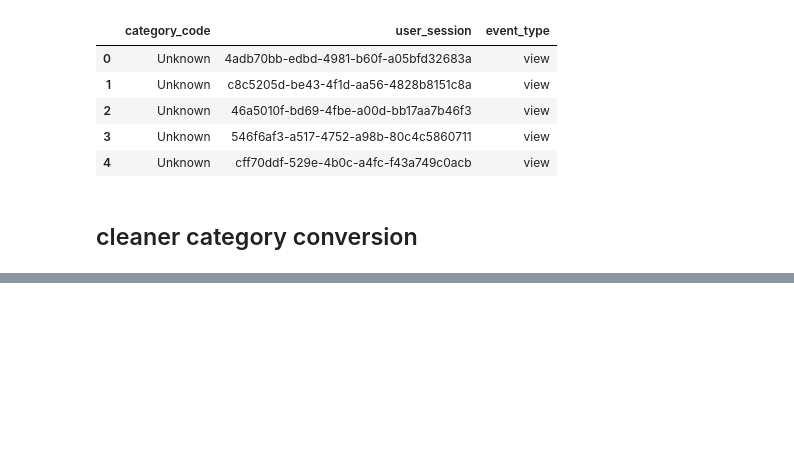
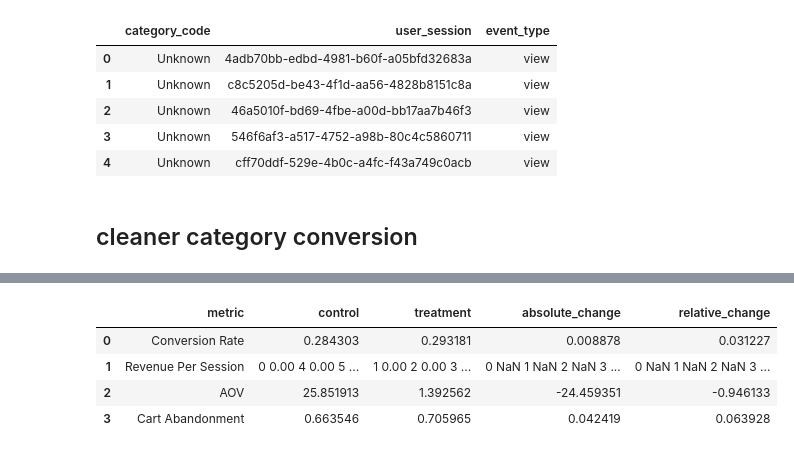
Before and after one commit to tamaxhh/End-to-End-Product-Funnel-A-B-Testing-Simulation-Engine, a Jupyter notebook: Notebooks/A.B_test_experimentation.ipynb, the cells around one changed output, grey strips where cells are left out. Drawn from its saved outputs; the diff is of its cells as text; code cells hidden in the pictures; blank space fills up the shorter version.

```diff
--- a/Notebooks/A.B_test_experimentation.ipynb
+++ b/Notebooks/A.B_test_experimentation.ipynb
@@ -515,0 +634,41 @@ KeyError: "Label(s) ['purchased'] do not exist"
+# %%
+experiment_scorecard = pd.DataFrame({
+    "metric": [
+        "Conversion Rate",
+        "Revenue Per Session",
+        "AOV",
+        "Cart Abandonment"
+    ],
+
+    "control": [
+        control_conversion,
+        control_revenue,
+        control_aov,
+        control_abandonment
+    ],
+
+    "treatment": [
+        treatment_conversion,
+        treatment_revenue,
+        treatment_aov,
+        treatment_abandonment
+    ]
+})
+
+experiment_scorecard["absolute_change"] = (
+    experiment_scorecard["treatment"]
+    - experiment_scorecard["control"]
+)
+
+experiment_scorecard["relative_change"] = (
+    experiment_scorecard["absolute_change"]
+    / experiment_scorecard["control"]
+)
+# %%
+experiment_scorecard
+# %% [output]
+|  | metric | control | treatment | absolute_change | relative_change |
+| 0 | Conversion Rate | 0.284303 | 0.293181 | 0.008878 | 0.031227 |
+| 1 | Revenue Per Session | 0 0.00 4 0.00 5 ... | 1 0.00 2 0.00 3 ... | 0 NaN 1 NaN 2 NaN 3 ... | 0 NaN 1 NaN 2 NaN 3 ... |
+| 2 | AOV | 25.851913 | 1.392562 | -24.459351 | -0.946133 |
+| 3 | Cart Abandonment | 0.663546 | 0.705965 | 0.042419 | 0.063928 |
```
Also changed, not shown: parts of 8 cells of this notebook.
